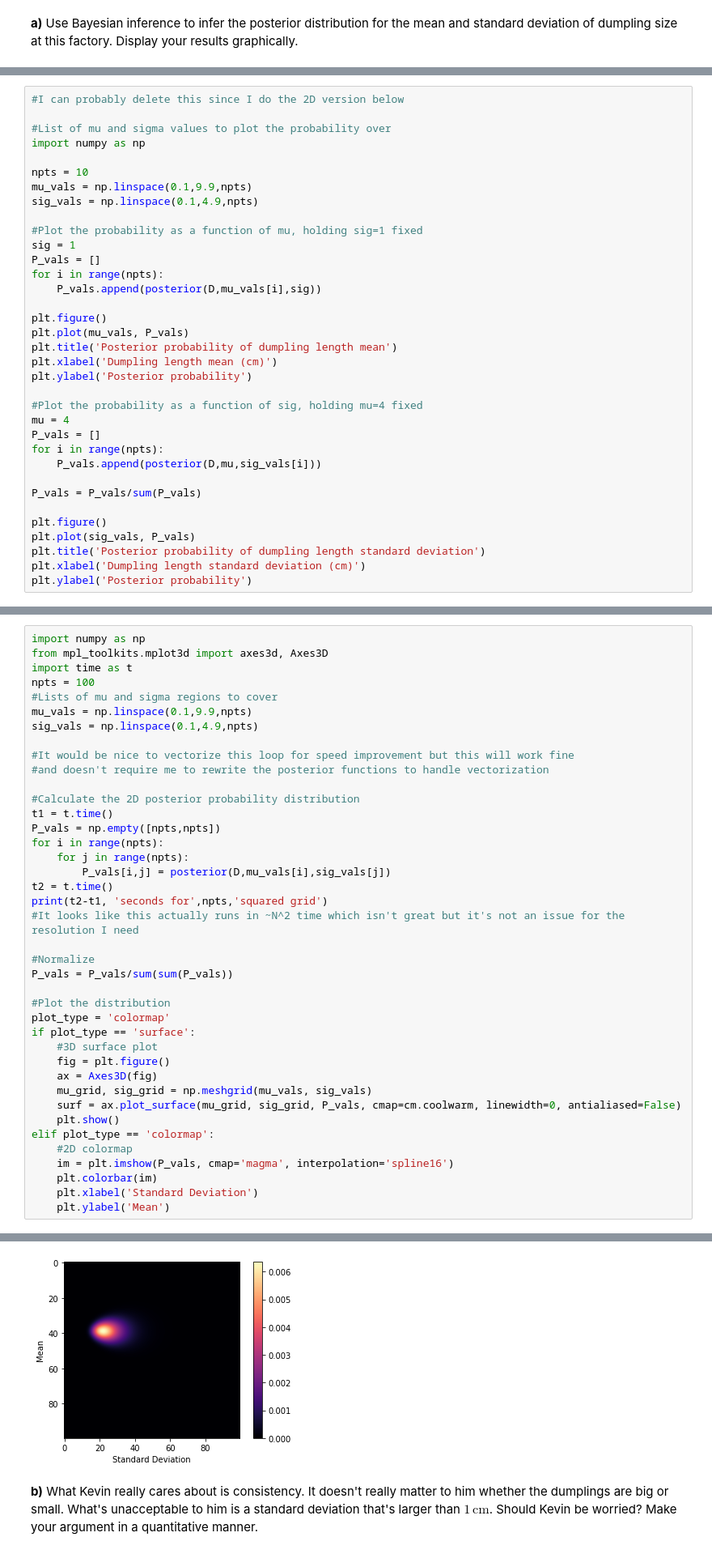
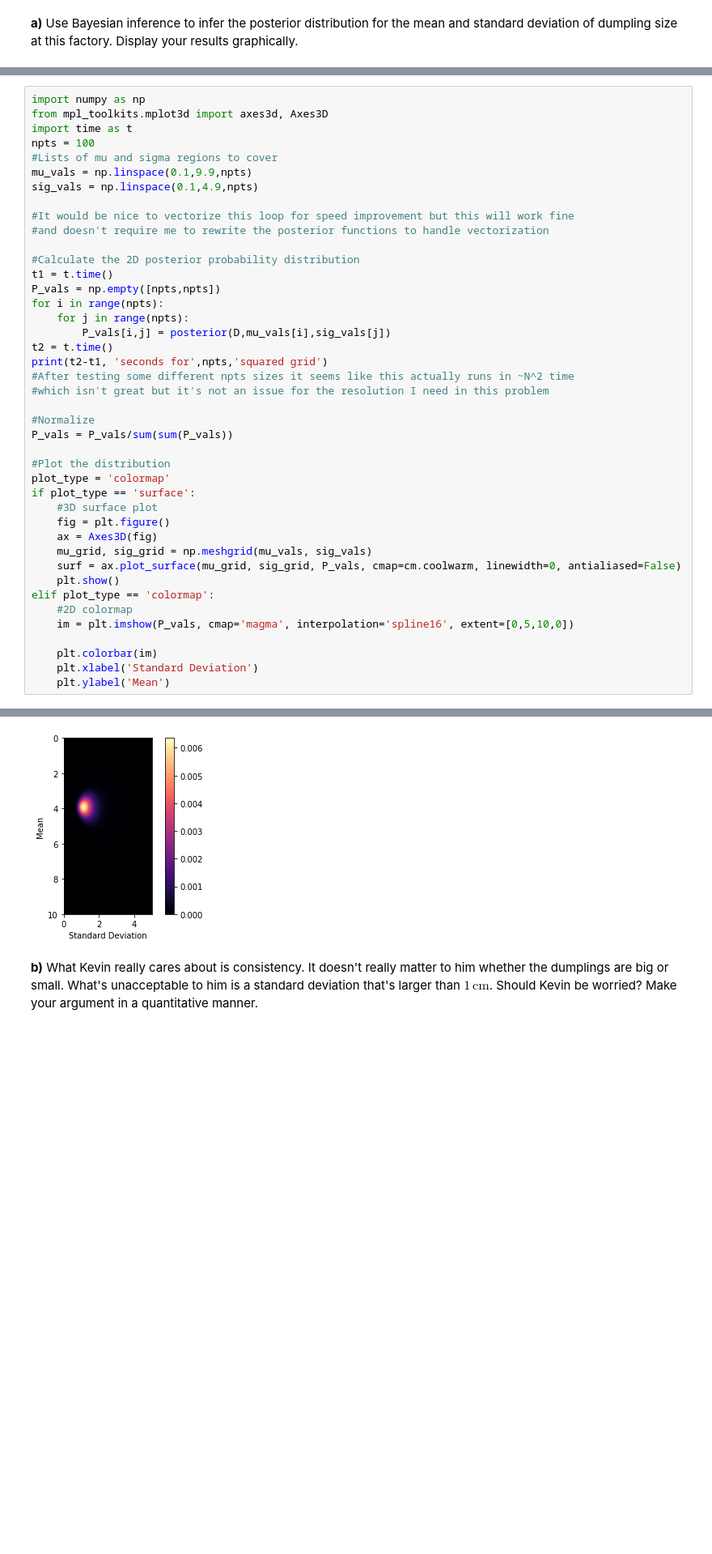
Before and after one commit to nlefrancois6/Phys321, a Jupyter notebook: Midterm2021/Midterm2021.ipynb, the cells around one changed output, grey strips where cells are left out. Shown at 81% size. Saved outputs shown, nothing was run; the diff lists cells and outputs as text; blank space fills up the shorter version.

Commit message:
Finished Midterm Q3. Looks like I'm done everything except uploading scans of my written derivations for Q5 and Q6

```diff
--- a/Midterm2021/Midterm2021.ipynb
+++ b/Midterm2021/Midterm2021.ipynb
@@ -413,37 +495,2 @@ print('Posterior probability of given data for mu=',mu,'sig=',sig,': P=',P_poste
 # %% [output]
 Posterior probability of given data for mu= 4 sig= 1 : P= 0.7884731006467751
-# %%
-#I can probably delete this since I do the 2D version below
-
-#List of mu and sigma values to plot the probability over
-import numpy as np
-
-npts = 10
-mu_vals = np.linspace(0.1,9.9,npts)
-sig_vals = np.linspace(0.1,4.9,npts)
-
-#Plot the probability as a function of mu, holding sig=1 fixed
-sig = 1
-P_vals = []
-for i in range(npts):
-    P_vals.append(posterior(D,mu_vals[i],sig))
-
-plt.figure()
-plt.plot(mu_vals, P_vals)
-plt.title('Posterior probability of dumpling length mean')
-plt.xlabel('Dumpling length mean (cm)')
-plt.ylabel('Posterior probability')
-
-#Plot the probability as a function of sig, holding mu=4 fixed
-mu = 4
-P_vals = []
-for i in range(npts):
-    P_vals.append(posterior(D,mu,sig_vals[i]))
-
-P_vals = P_vals/sum(P_vals)
-
-plt.figure()
-plt.plot(sig_vals, P_vals)
-plt.title('Posterior probability of dumpling length standard deviation')
-plt.xlabel('Dumpling length standard deviation (cm)')
-plt.ylabel('Posterior probability')
@@ -471,7 +514,8 @@ for i in range(npts):
         P_vals[i,j] = posterior(D,mu_vals[i],sig_vals[j])
 t2 = t.time()
 print(t2-t1, 'seconds for',npts,'squared grid')
-#It looks like this actually runs in ~N^2 time which isn't great but it's not an issue for the resolution I need
+#After testing some different npts sizes it seems like this actually runs in ~N^2 time
+#which isn't great but it's not an issue for the resolution I need in this problem
 
 #Normalize
 P_vals = P_vals/sum(sum(P_vals))
@@ -487,7 +531,8 @@ if plot_type == 'surface':
     plt.show()
 elif plot_type == 'colormap':
     #2D colormap
-    im = plt.imshow(P_vals, cmap='magma', interpolation='spline16')
+    im = plt.imshow(P_vals, cmap='magma', interpolation='spline16', extent=[0,5,10,0])
+
     plt.colorbar(im)
     plt.xlabel('Standard Deviation')
     plt.ylabel('Mean')
@@ -496,4 +541,4 @@ elif plot_type == 'colormap':
-[figure, old version]
+[figure, new version]
 # %% [markdown]
 __b)__ What Kevin really cares about is consistency. It doesn't really matter to him whether the dumplings are big or small. What's unacceptable to him is a standard deviation that's larger than $1\,\textrm{cm}$. Should Kevin be worried? Make your argument in a quantitative manner.
 # %%
```
Also changed, not shown: parts of 18 cells of this notebook.
